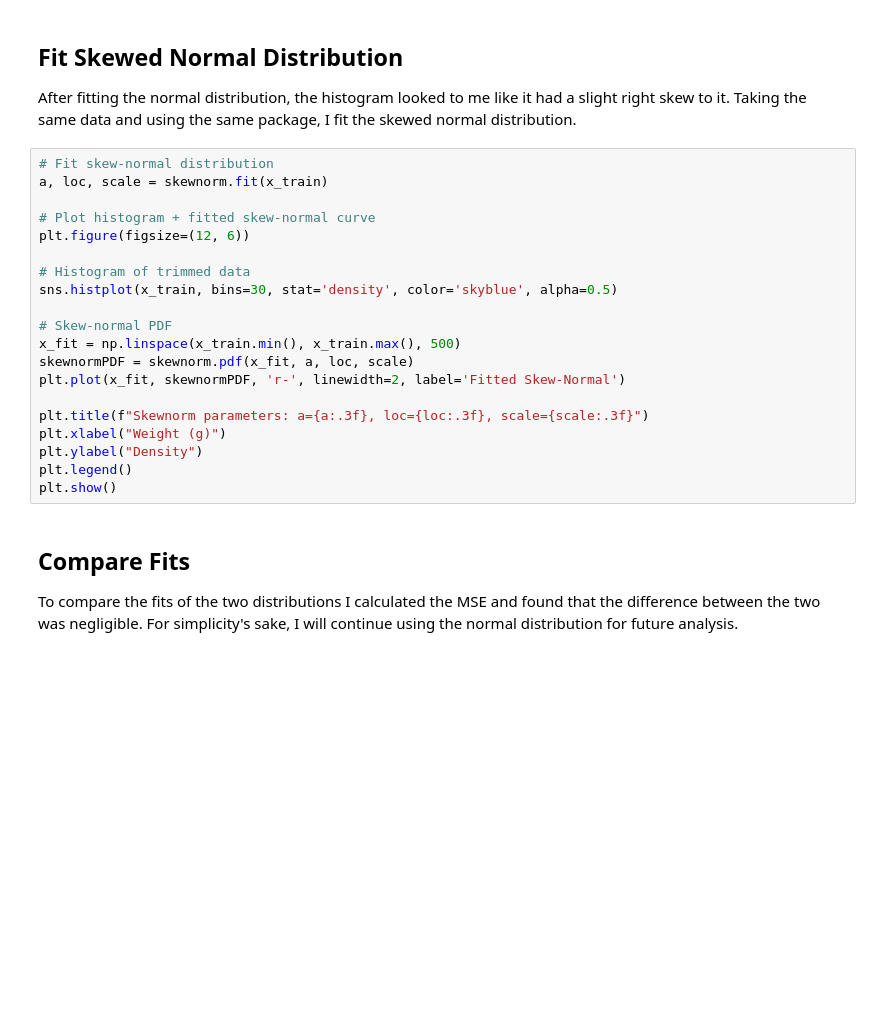
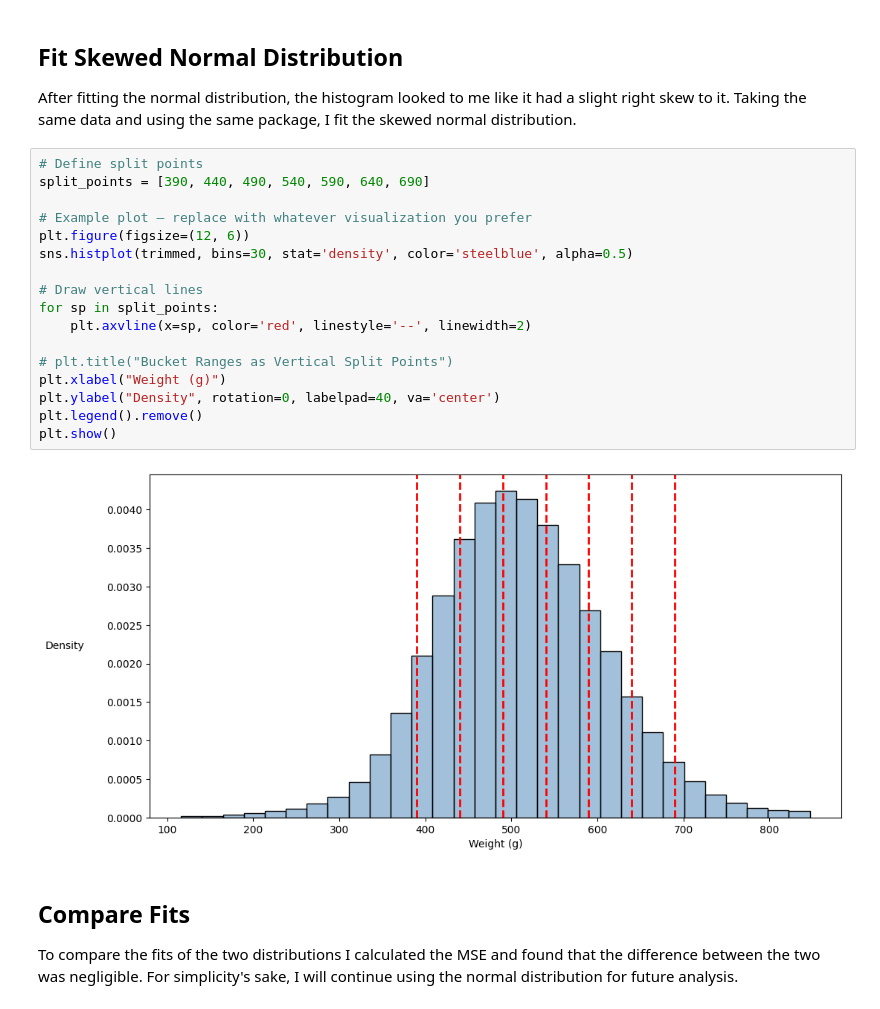
Before and after one commit to laurenjones08/simmons-portioning-tool, a Jupyter notebook: showcase-presentations/showcase_pres_2.ipynb, the cells around one changed output. Cells and saved outputs as stored; diff of their text form; blank space fills up the shorter version.

```diff
--- a/showcase-presentations/showcase_pres_2.ipynb
+++ b/showcase-presentations/showcase_pres_2.ipynb
@@ -90,25 +109,24 @@ plt.show()
 ## Fit Skewed Normal Distribution
 After fitting the normal distribution, the histogram looked to me like it had a slight right skew to it. Taking the same data and using the same package, I fit the skewed normal distribution.
 # %%
-# Fit skew-normal distribution
-a, loc, scale = skewnorm.fit(x_train)
+# Define split points
+split_points = [390, 440, 490, 540, 590, 640, 690]
 
-# Plot histogram + fitted skew-normal curve
+# Example plot — replace with whatever visualization you prefer
 plt.figure(figsize=(12, 6))
+sns.histplot(trimmed, bins=30, stat='density', color='steelblue', alpha=0.5)
 
-# Histogram of trimmed data
-sns.histplot(x_train, bins=30, stat='density', color='skyblue', alpha=0.5)
+# Draw vertical lines
+for sp in split_points:
+    plt.axvline(x=sp, color='red', linestyle='--', linewidth=2)
 
-# Skew-normal PDF
-x_fit = np.linspace(x_train.min(), x_train.max(), 500)
-skewnormPDF = skewnorm.pdf(x_fit, a, loc, scale)
-plt.plot(x_fit, skewnormPDF, 'r-', linewidth=2, label='Fitted Skew-Normal')
-
-plt.title(f"Skewnorm parameters: a={a:.3f}, loc={loc:.3f}, scale={scale:.3f}")
+# plt.title("Bucket Ranges as Vertical Split Points")
 plt.xlabel("Weight (g)")
-plt.ylabel("Density")
-plt.legend()
+plt.ylabel("Density", rotation=0, labelpad=40, va='center')
+plt.legend().remove()
 plt.show()
+# %% [output]
+[figure, added]
 # %% [markdown]
 ## Compare Fits
 To compare the fits of the two distributions I calculated the MSE and found that the difference between the two was negligible. For simplicity's sake, I will continue using the normal distribution for future analysis.
```
Also changed, not shown: parts of 22 cells of this notebook.
